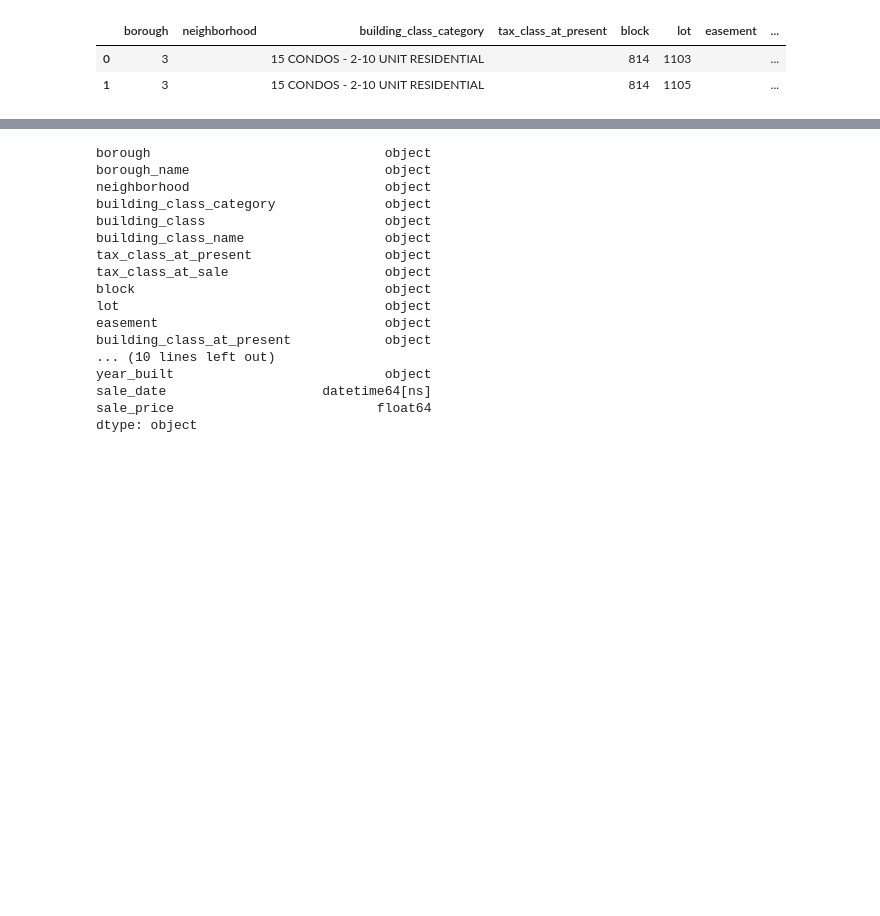
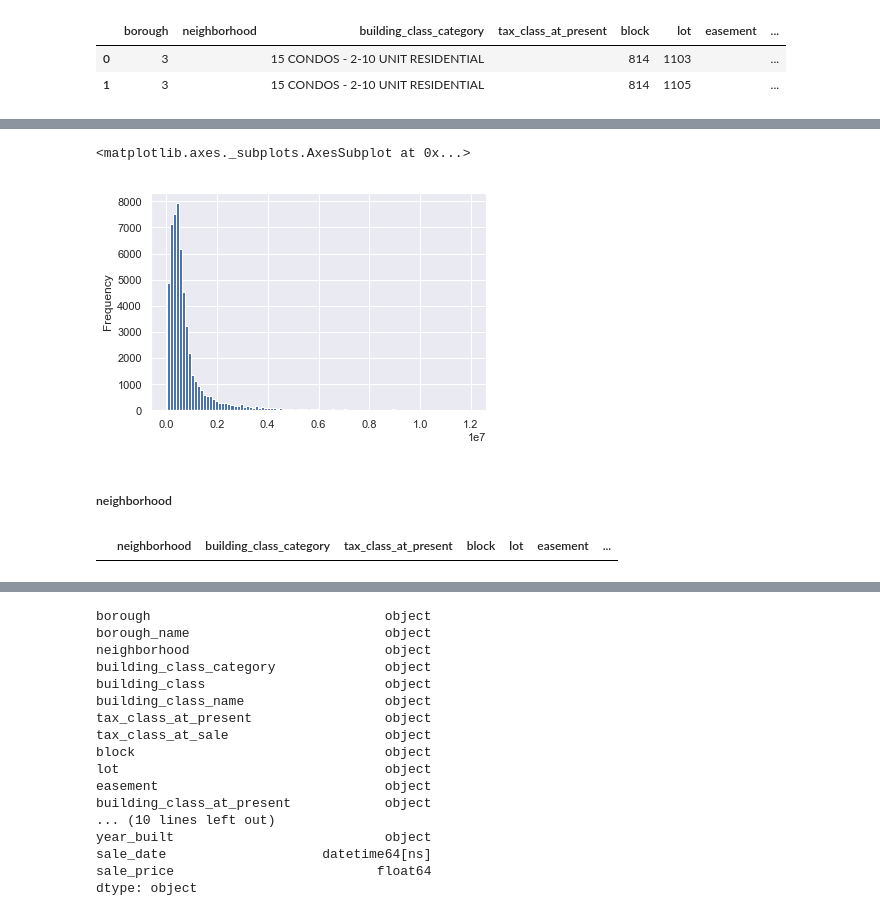
Before and after one commit to tansudasli/analytics-sandbox, a Jupyter notebook: real_estate_of_nyc_EDA.ipynb, the cells around one changed output, grey strips where cells are left out. Cells and saved outputs as stored; diff of their text form; code cells hidden in the pictures; blank space fills up the shorter version.

```diff
--- a/real_estate_of_nyc_EDA.ipynb
+++ b/real_estate_of_nyc_EDA.ipynb
@@ -165,0 +261,5 @@ raw_data.head(3)
+# %%
+x.sale_price.plot.hist(bins=100)
+# %% [output]
+<matplotlib.axes._subplots.AxesSubplot at 0x...>
+[figure, added]
@@ -165,0 +268,2 @@ raw_data.head(3)
+# %% [markdown]
+##### neighborhood
@@ -165,0 +272,6 @@ raw_data.head(3)
+# %%
+# below means there are whitespaces or check inside a text editor
+
+x[x.neighborhood == 'ANNADALE'].head()
+# %% [output]
+|  | neighborhood | building_class_category | tax_class_at_present | block | lot | easement | ... |
```
Also changed, not shown: parts of 112 cells of this notebook.
